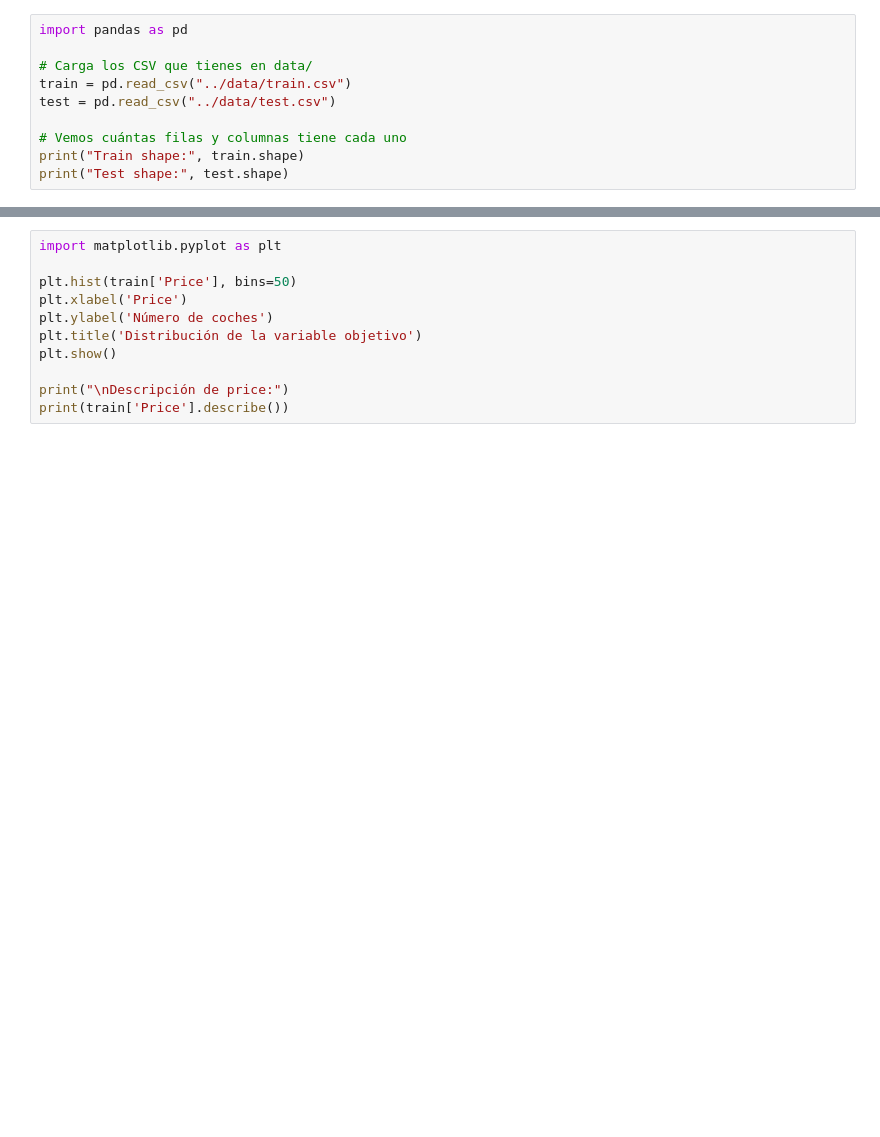
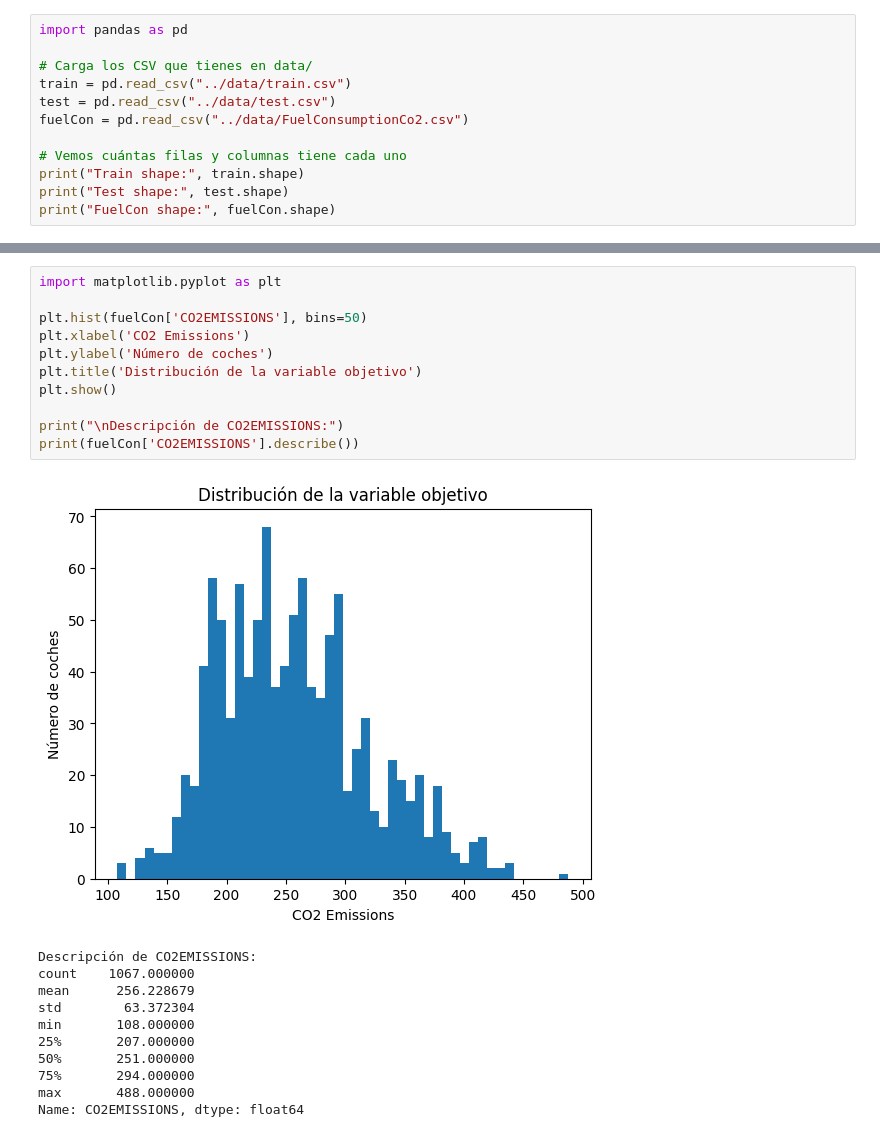
Before and after one commit to Aquiles29/NeuralAndEvo_Activitat1, a Jupyter notebook: notebooks/01_exploratory.ipynb, the cells around one changed output, grey strips where cells are left out. Cells and saved outputs as stored; diff of their text form; blank space fills up the shorter version.

```diff
--- a/notebooks/01_exploratory.ipynb
+++ b/notebooks/01_exploratory.ipynb
@@ -4,10 +4,12 @@ import pandas as pd
 # Carga los CSV que tienes en data/
 train = pd.read_csv("../data/train.csv")
 test = pd.read_csv("../data/test.csv")
+fuelCon = pd.read_csv("../data/FuelConsumptionCo2.csv")
 
 # Vemos cuántas filas y columnas tiene cada uno
 print("Train shape:", train.shape)
 print("Test shape:", test.shape)
+print("FuelCon shape:", fuelCon.shape)
 # %% [output]
 Train shape: (19237, 18)
 Test shape: (8245, 18)
@@ -25,14 +81,26 @@ print(train.describe())
 # %%
 import matplotlib.pyplot as plt
 
-plt.hist(train['Price'], bins=50)
-plt.xlabel('Price')
+plt.hist(fuelCon['CO2EMISSIONS'], bins=50)
+plt.xlabel('CO2 Emissions')
 plt.ylabel('Número de coches')
 plt.title('Distribución de la variable objetivo')
 plt.show()
 
-print("\nDescripción de price:")
-print(train['Price'].describe())
+print("\nDescripción de CO2EMISSIONS:")
+print(fuelCon['CO2EMISSIONS'].describe())
+# %% [output]
+[figure, added]
+Descripción de CO2EMISSIONS:
+count    1067.000000
+mean      256.228679
+std        63.372304
+min       108.000000
+25%       207.000000
+50%       251.000000
+75%       294.000000
+max       488.000000
+Name: CO2EMISSIONS, dtype: float64
 # %%
 from sklearn.preprocessing import StandardScaler, OneHotEncoder
 from sklearn.compose import ColumnTransformer
```
Also changed, not shown: parts of 5 cells of this notebook, 2 other files.
